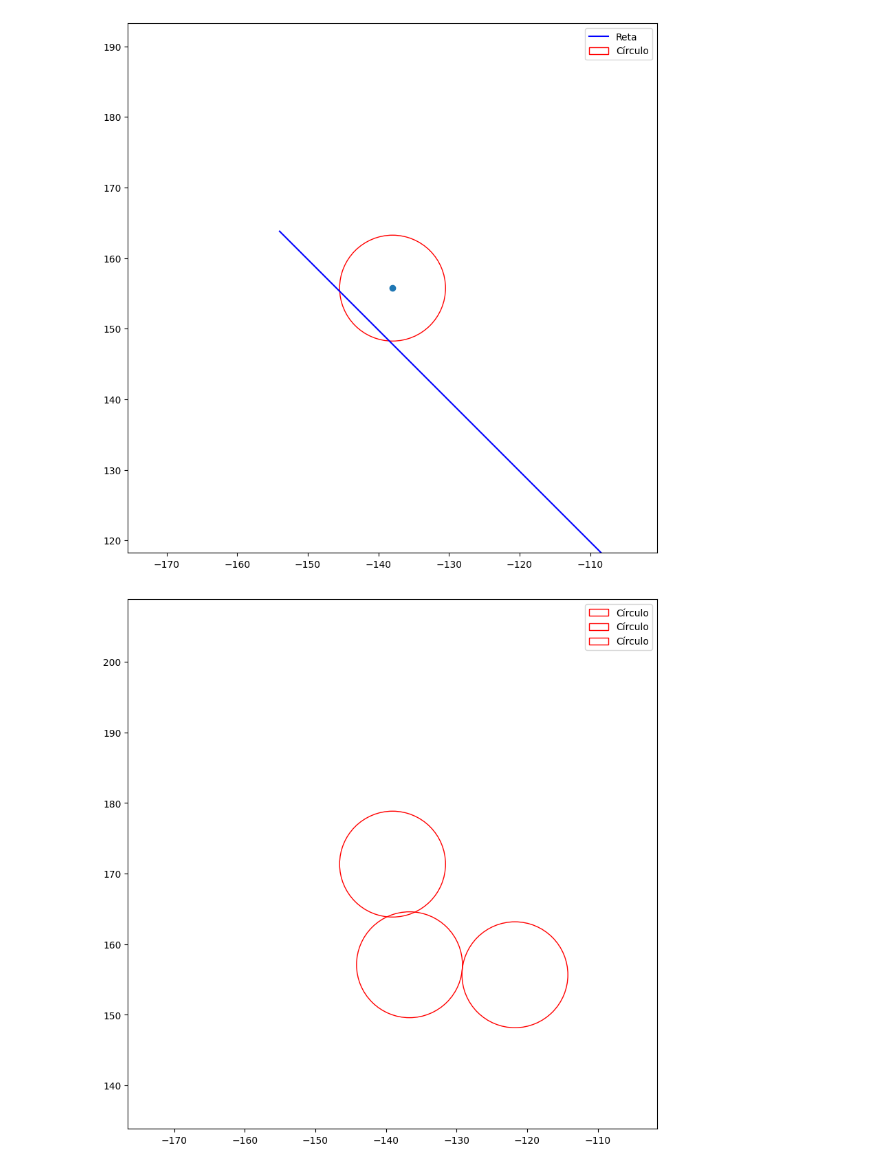
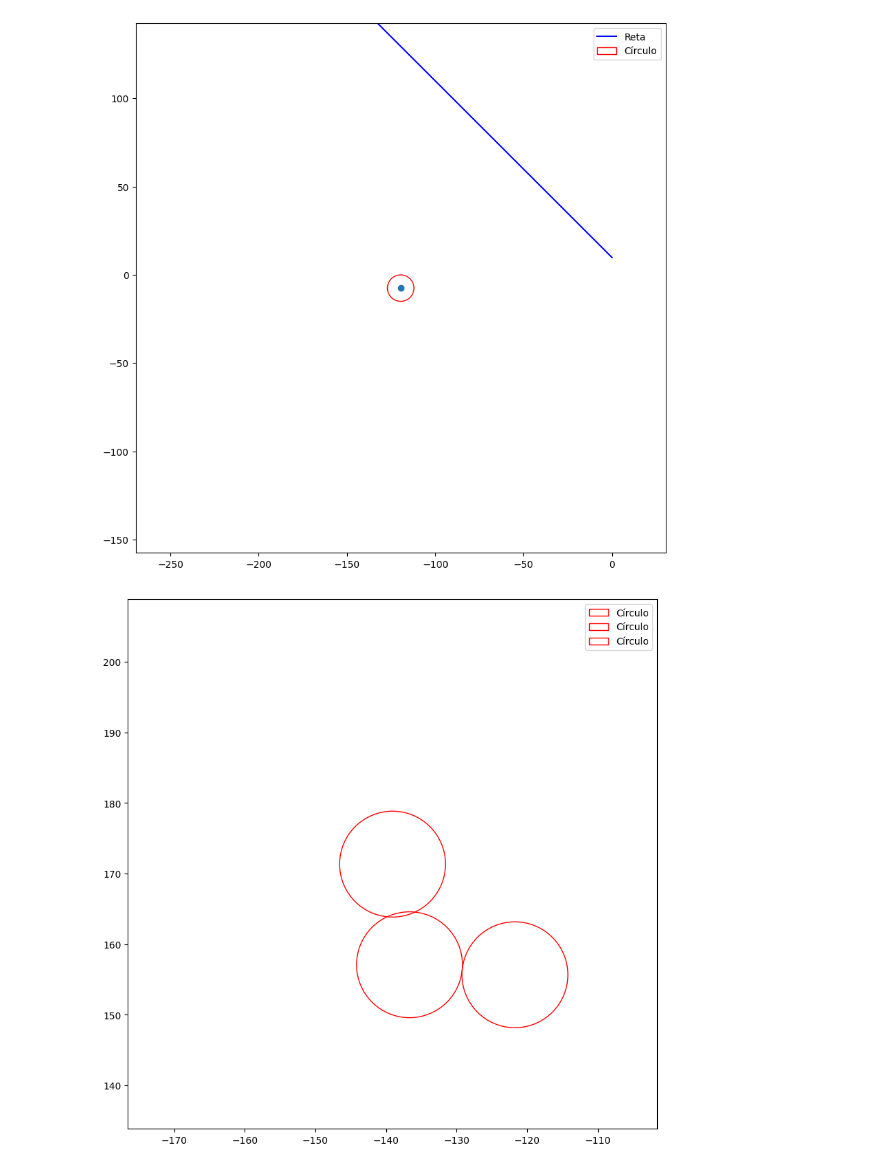
Before and after one commit to intcarlosmiguel/Granular, a Jupyter notebook: main.ipynb, the cells around one changed output. Cells and saved outputs as stored; diff of their text form; code cells hidden in the pictures.

```diff
--- a/main.ipynb
+++ b/main.ipynb
@@ -8,37 +8,37 @@ import numpy as np
 
 # Pontos inicial e final da reta
 ponto_inicial = (0,9.8)
 ponto_final = (-154.000000,163.800000)
 
 # Centro e raio do círculo
-centro_do_circulo = (-138.000000,155.743946)
+centro_do_circulo = (-119.61056977142786195145,-7.57441672104681451572)
 raio_do_circulo = 7.5
 # Criar a figura e os eixos
 fig, ax = plt.subplots(figsize=(10, 10))
 
 # Desenhar a reta
 reta_x = [ponto_inicial[0], ponto_final[0]]
 reta_y = [ponto_inicial[1], ponto_final[1]]
 ax.plot(reta_x, reta_y, color='blue', label='Reta')
 plt.scatter(centro_do_circulo[0],centro_do_circulo[1])
 # Desenhar o círculo
 circulo = plt.Circle(centro_do_circulo, raio_do_circulo, color='red', fill=False, label='Círculo')
 ax.add_artist(circulo)
 
 # Configurar os limites dos eixos
 limite_x = [min(ponto_inicial[0], ponto_final[0]) - raio_do_circulo, max(ponto_inicial[0], ponto_final[0]) + raio_do_circulo]
 limite_y = [min(ponto_inicial[1], ponto_final[1]) - raio_do_circulo, max(ponto_inicial[1], ponto_final[1]) + raio_do_circulo]
-ax.set_xlim(centro_do_circulo[0]- 5*raio_do_circulo,centro_do_circulo[0] + 5*raio_do_circulo)
-ax.set_ylim(centro_do_circulo[1]- 5*raio_do_circulo,centro_do_circulo[1] + 5*raio_do_circulo)
+ax.set_xlim(centro_do_circulo[0]- 20*raio_do_circulo,centro_do_circulo[0] + 20*raio_do_circulo)
+ax.set_ylim(centro_do_circulo[1]- 20*raio_do_circulo,centro_do_circulo[1] + 20*raio_do_circulo)
 
 # Adicionar grade e legenda
 ax.legend()
 
 # Mostrar a visualização
 plt.gca().set_aspect('equal', adjustable='box')  # Assegurar proporção de aspecto igual
 plt.show()
 # %% [output]
-[figure, old version]
+[figure, new version]
 # %%
 fig, ax = plt.subplots(figsize=(10, 10))
 
```
Also changed, not shown: 11 other files.
